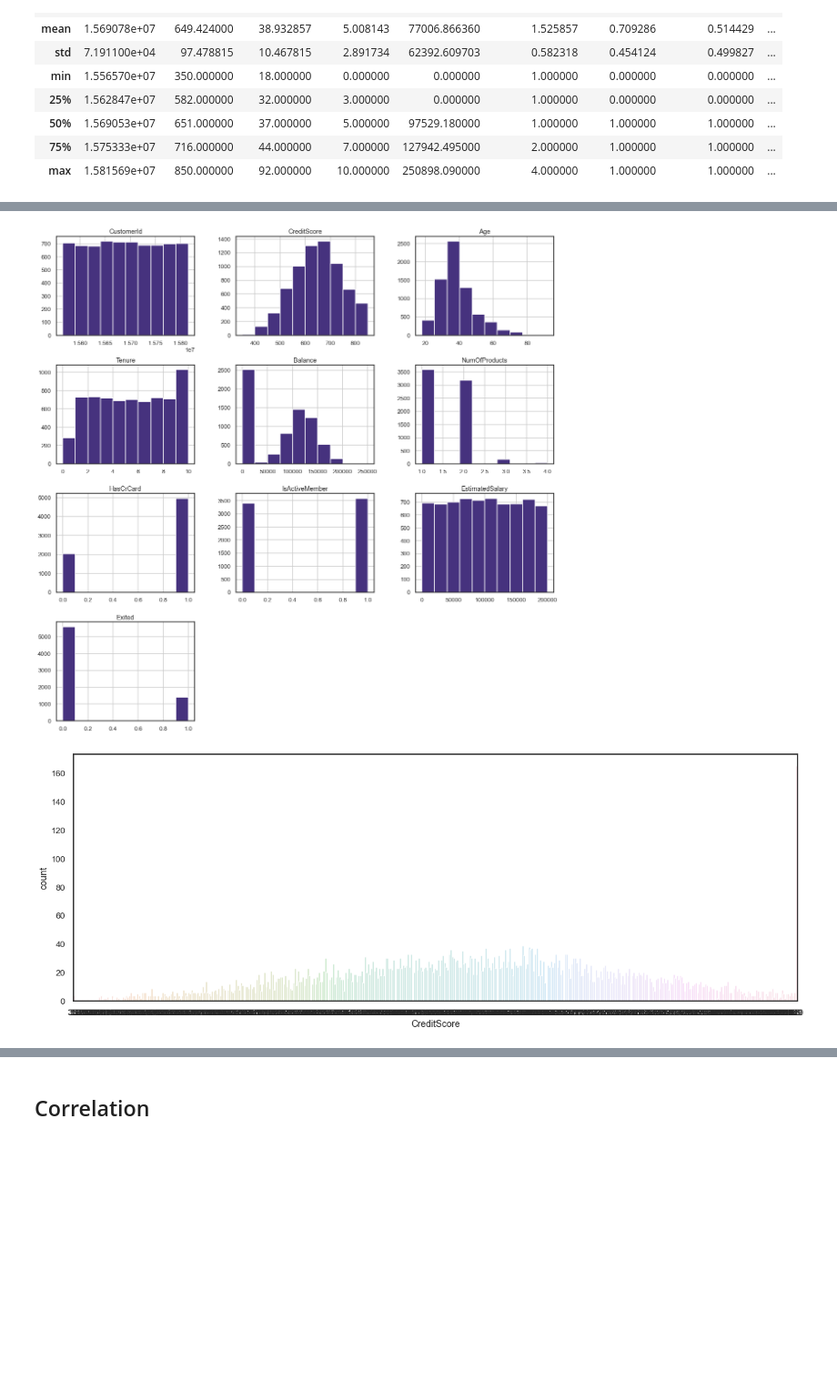
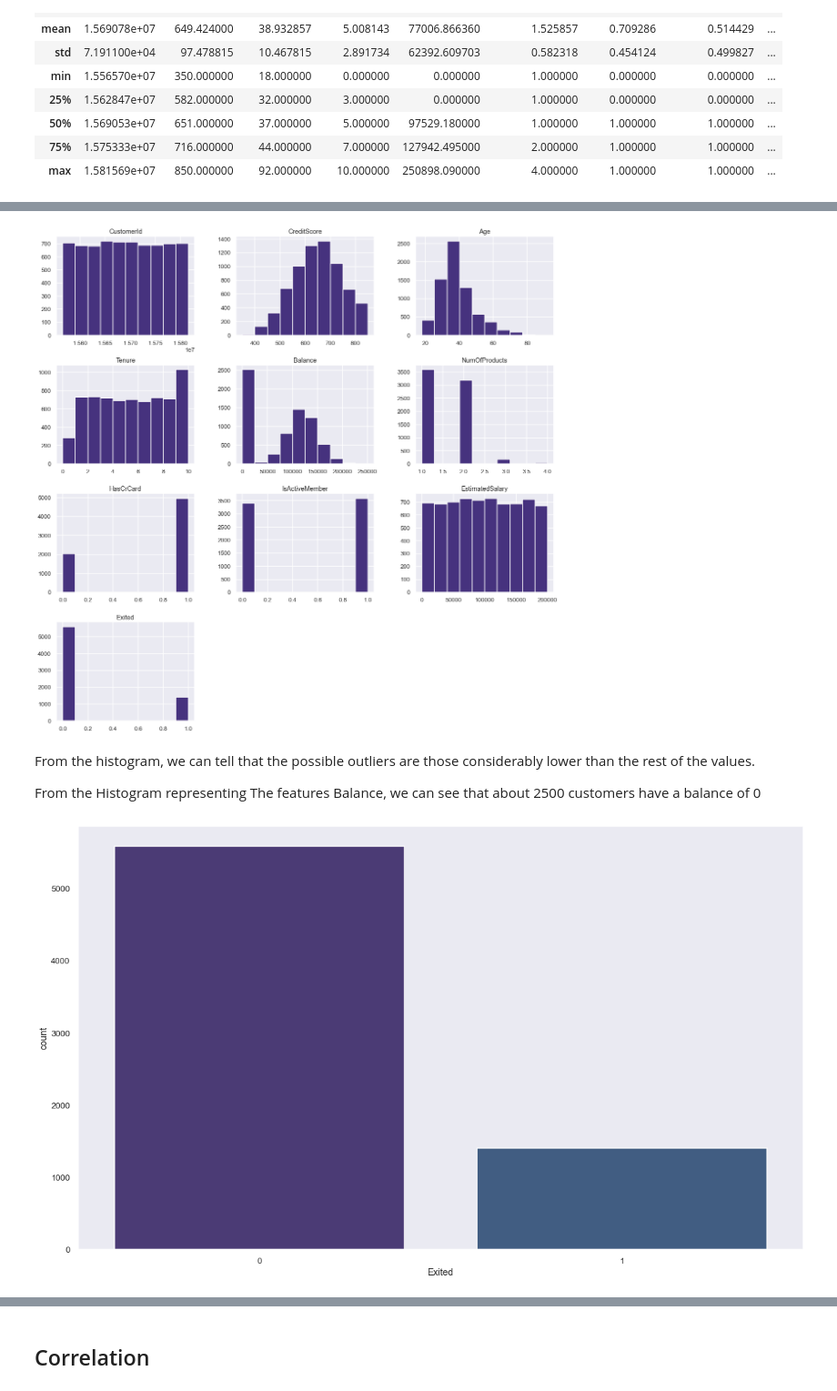
Before and after one commit to anthoniomadu/ISM_415, a Jupyter notebook: data-science-and-machine-learning-ism-415-2021/Anthonio_Maduadichie_18100111136.ipynb, the cells around one changed output, grey strips where cells are left out. Shown at 91% size. Saved outputs shown, nothing was run; the diff lists cells and outputs as text; code cells hidden in the pictures; blank space fills up the shorter version.

```diff
--- a/data-science-and-machine-learning-ism-415-2021/Anthonio_Maduadichie_18100111136.ipynb
+++ b/data-science-and-machine-learning-ism-415-2021/Anthonio_Maduadichie_18100111136.ipynb
@@ -20,9 +16,9 @@ Note: you may need to restart the kernel to use updated packages.
 # %%
 # setting up default plotting parameters
 %matplotlib inline
-plt.rcParams['figure.figsize'] = [20.0, 7.0]
+plt.rcParams['figure.figsize'] = [20.0, 9.0]
 plt.rcParams.update({'font.size': 22,})
 
 sns.set_palette('viridis')
-sns.set_style('white')
+sns.set_style('darkgrid')
 sns.set_context('talk', font_scale=0.8)
@@ -109,9 +416,13 @@ train_data.describe()
 train_data.hist(figsize=(20,20))
 plt.show()
 # %% [output]
-[figure, old version]
+[figure, new version]
+# %% [markdown]
+From the histogram, we can tell that the possible outliers are those considerably lower than the rest of the values.
+
+From the Histogram representing The features Balance, we can see that about 2500 customers have a balance of 0
 # %%
-sns.countplot('CreditScore', data = train_data)
+sns.countplot( x = 'Exited' , data = train_data)
 plt.show()
 # %% [output]
-[figure, old version]
+[figure, new version]
```
Also changed, not shown: parts of 90 cells of this notebook, 2 other files.
